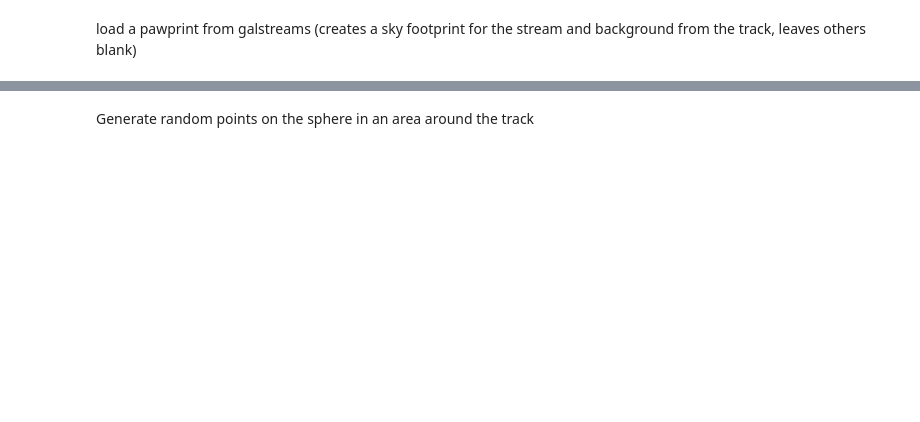
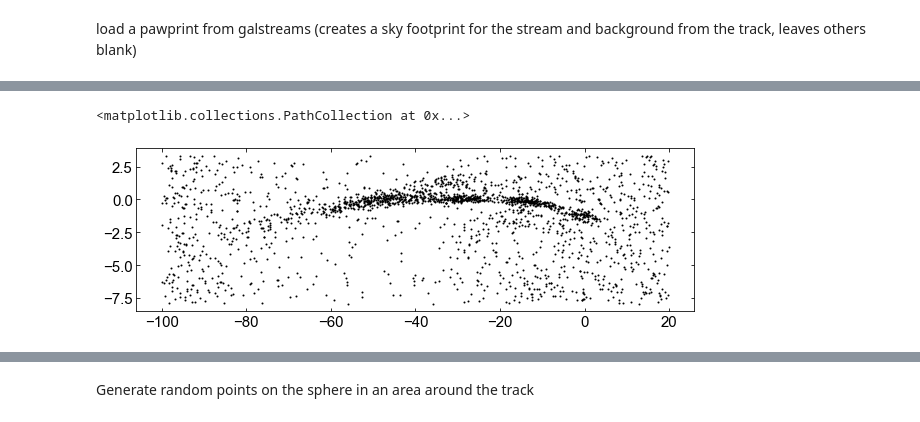
Before and after one commit to stellarstreams/cats, a Jupyter notebook: notebooks/pawprint_demo.ipynb, the cells around one changed output, grey strips where cells are left out. Saved outputs shown, nothing was run; the diff lists cells and outputs as text; code cells hidden in the pictures; blank space fills up the shorter version.

```diff
--- a/notebooks/pawprint_demo.ipynb
+++ b/notebooks/pawprint_demo.ipynb
@@ -16,0 +200,27 @@ p = Pawprint.pawprint_from_galstreams('Jhelum-a','bonaca2019')
+# %%
+o = Isochrone(
+    cat,
+    age=10.00,  # Gyr
+    feh=-1.5,
+    distance=8.3,  # kpc
+    dist_grad=0,
+    alpha=0.0,
+    pawprint=pmsel.pawprint,
+)
+
+o.generate_isochrone()
+o.sel_sky()
+o.sel_pm()
+o.data_cmd(0.03, 0.2)
+o.correct_isochrone()
+
+
+iso_patch, iso_mask, iso_model, iso_low, iso_high, pprint = o.simpleSln(
+    0.1, 15, mass_thresh=0.83
+)
+# %%
+plt.figure(figsize=(10, 3))
+plt.scatter(o.cat[pmsel.pm_mask & iso_mask]['phi1'], o.cat[pmsel.pm_mask & iso_mask]['phi2'], s=1, c='k')
+# %% [output]
+<matplotlib.collections.PathCollection at 0x...>
+[figure, added]
```
Also changed, not shown: parts of 34 cells of this notebook, 3 other files.
